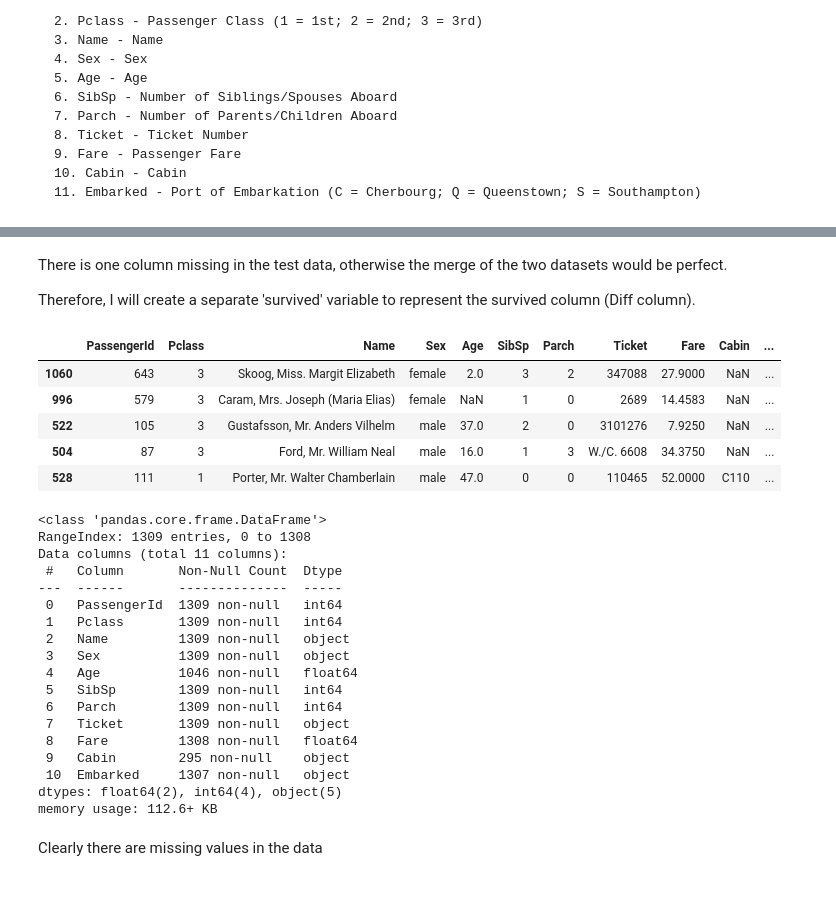
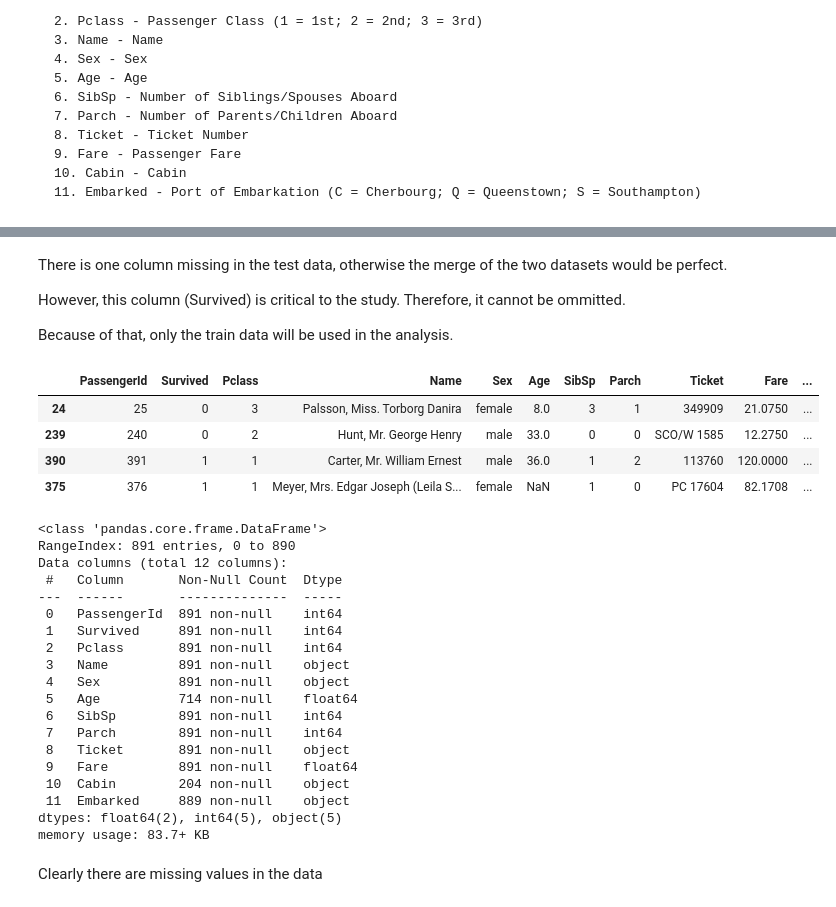
Before and after one commit to Nickimani/PRODIGY_DS_02, a Jupyter notebook: titanic_notebook.ipynb, the cells around one changed output, grey strips where cells are left out. Saved outputs shown, nothing was run; the diff lists cells and outputs as text; code cells hidden in the pictures.

Commit message:
Completed Analysis on the dataset

```diff
--- a/titanic_notebook.ipynb
+++ b/titanic_notebook.ipynb
@@ -31,7 +30,7 @@ import plotly.express as px
 # %%
 # Loading data
-train_data = pd.read_csv('../Downloads/titanic_data/train.csv')
-test_data = pd.read_csv('../Downloads/titanic_data/test.csv')
+train_data = pd.read_csv('../PRODIGY_DS_02/titanic_data/train.csv')
+test_data = pd.read_csv('../PRODIGY_DS_02/titanic_data/test.csv')
 # %%
 # Viewing the datasets
 display(train_data.sample(3))
@@ -49,45 +48,42 @@ display(test_data.sample(3))
 # %% [markdown]
 There is one column missing in the test data, otherwise the merge of the two datasets would be perfect.
 
-Therefore, I will create a separate 'survived' variable to represent the survived column (Diff column).
+However, this column (Survived) is critical to the study. Therefore, it cannot be ommitted.
+
+Because of that, only the train data will be used in the analysis.
-# %%
-survived = train_data['Survived'].copy()
-
-train_data.drop('Survived', axis=1, inplace=True)
-
-# Combining the test and train data
-data = pd.merge(test_data, train_data, how='outer')
+# %%
+data=train_data  # Equating train data to data for analysis
 # %%
 # Viewing the data
-data.sample(5)
+data.sample(4)
 # %% [output]
-|  | PassengerId | Pclass | Name | Sex | Age | SibSp | Parch | Ticket | Fare | Cabin | ... |
-| 1060 | 643 | 3 | Skoog, Miss. Margit Elizabeth | female | 2.0 | 3 | 2 | 347088 | 27.9000 | NaN | ... |
-| 996 | 579 | 3 | Caram, Mrs. Joseph (Maria Elias) | female | NaN | 1 | 0 | 2689 | 14.4583 | NaN | ... |
-| 522 | 105 | 3 | Gustafsson, Mr. Anders Vilhelm | male | 37.0 | 2 | 0 | 3101276 | 7.9250 | NaN | ... |
-| 504 | 87 | 3 | Ford, Mr. William Neal | male | 16.0 | 1 | 3 | W./C. 6608 | 34.3750 | NaN | ... |
-| 528 | 111 | 1 | Porter, Mr. Walter Chamberlain | male | 47.0 | 0 | 0 | 110465 | 52.0000 | C110 | ... |
+|  | PassengerId | Survived | Pclass | Name | Sex | Age | SibSp | Parch | Ticket | Fare | ... |
+| 24 | 25 | 0 | 3 | Palsson, Miss. Torborg Danira | female | 8.0 | 3 | 1 | 349909 | 21.0750 | ... |
+| 239 | 240 | 0 | 2 | Hunt, Mr. George Henry | male | 33.0 | 0 | 0 | SCO/W 1585 | 12.2750 | ... |
+| 390 | 391 | 1 | 1 | Carter, Mr. William Ernest | male | 36.0 | 1 | 2 | 113760 | 120.0000 | ... |
+| 375 | 376 | 1 | 1 | Meyer, Mrs. Edgar Joseph (Leila S... | female | NaN | 1 | 0 | PC 17604 | 82.1708 | ... |
 # %%
 data.info()
 # %% [output]
 <class 'pandas.core.frame.DataFrame'>
-RangeIndex: 1309 entries, 0 to 1308
-Data columns (total 11 columns):
+RangeIndex: 891 entries, 0 to 890
+Data columns (total 12 columns):
  #   Column       Non-Null Count  Dtype
 ---  ------       --------------  -----
- 0   PassengerId  1309 non-null   int64
- 1   Pclass       1309 non-null   int64
- 2   Name         1309 non-null   object
- 3   Sex          1309 non-null   object
- 4   Age          1046 non-null   float64
- 5   SibSp        1309 non-null   int64
- 6   Parch        1309 non-null   int64
- 7   Ticket       1309 non-null   object
- 8   Fare         1308 non-null   float64
- 9   Cabin        295 non-null    object
- 10  Embarked     1307 non-null   object
-dtypes: float64(2), int64(4), object(5)
-memory usage: 112.6+ KB
+ 0   PassengerId  891 non-null    int64
+ 1   Survived     891 non-null    int64
+ 2   Pclass       891 non-null    int64
+ 3   Name         891 non-null    object
+ 4   Sex          891 non-null    object
+ 5   Age          714 non-null    float64
+ 6   SibSp        891 non-null    int64
+ 7   Parch        891 non-null    int64
+ 8   Ticket       891 non-null    object
+ 9   Fare         891 non-null    float64
+ 10  Cabin        204 non-null    object
+ 11  Embarked     889 non-null    object
+dtypes: float64(2), int64(5), object(5)
+memory usage: 83.7+ KB
 # %% [markdown]
 Clearly there are missing values in the data
 # %%
```
Also changed, not shown: parts of 43 cells of this notebook.
